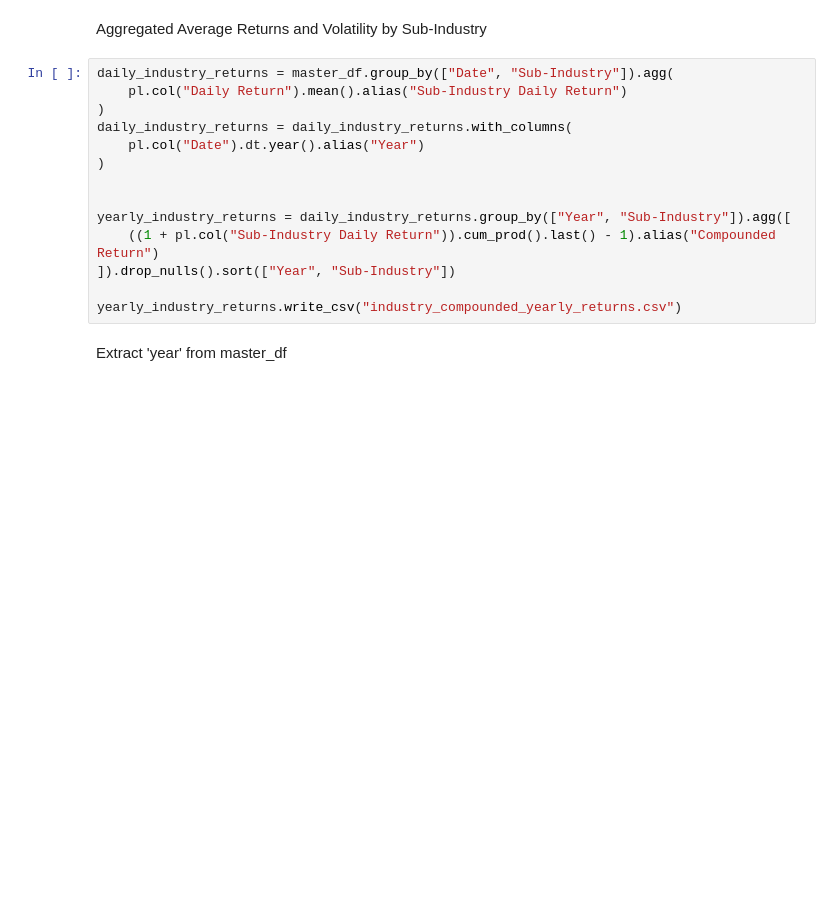
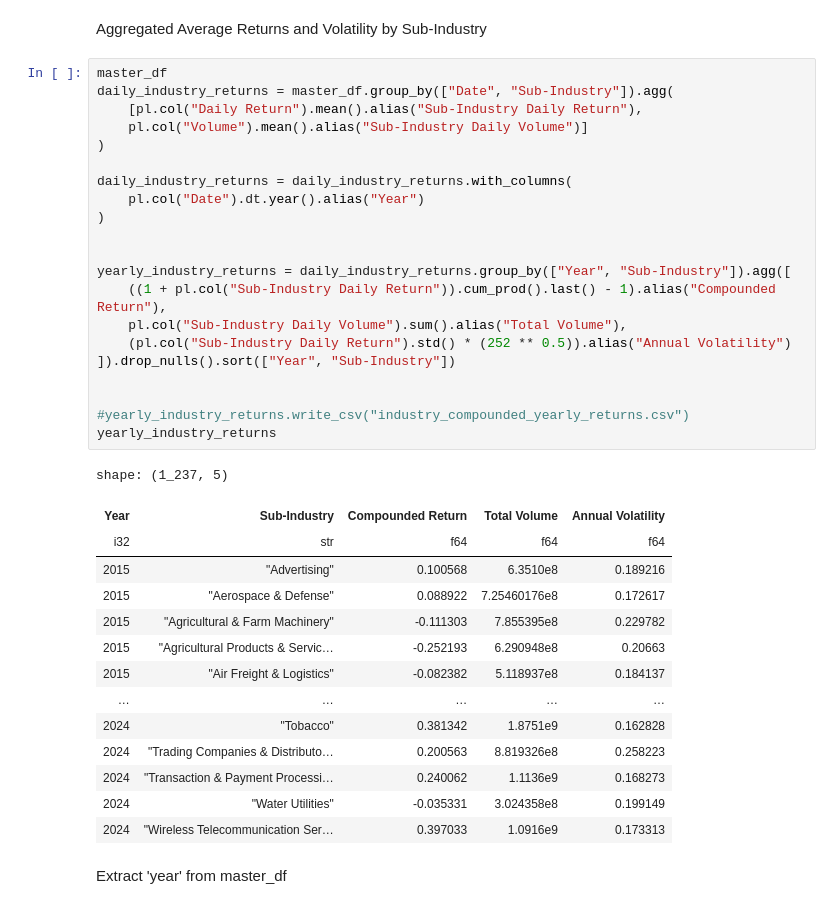
Before and after one commit to zes5612/ECON_412_Project, a Jupyter notebook: analysis.ipynb, the cells around one changed output. Cells and saved outputs as stored; diff of their text form; blank space fills up the shorter version.

```diff
--- a/analysis.ipynb
+++ b/analysis.ipynb
@@ -112,19 +112,41 @@ sector_summary.shape
 # %% [markdown]
 Aggregated Average Returns and Volatility by Sub-Industry
 # %%
+master_df
 daily_industry_returns = master_df.group_by(["Date", "Sub-Industry"]).agg(
-    pl.col("Daily Return").mean().alias("Sub-Industry Daily Return")
+    [pl.col("Daily Return").mean().alias("Sub-Industry Daily Return"),
+    pl.col("Volume").mean().alias("Sub-Industry Daily Volume")]
 )
+
 daily_industry_returns = daily_industry_returns.with_columns(
     pl.col("Date").dt.year().alias("Year")
 )
 
 
 yearly_industry_returns = daily_industry_returns.group_by(["Year", "Sub-Industry"]).agg([
-    ((1 + pl.col("Sub-Industry Daily Return")).cum_prod().last() - 1).alias("Compounded Return")
+    ((1 + pl.col("Sub-Industry Daily Return")).cum_prod().last() - 1).alias("Compounded Return"),
+    pl.col("Sub-Industry Daily Volume").sum().alias("Total Volume"),
+    (pl.col("Sub-Industry Daily Return").std() * (252 ** 0.5)).alias("Annual Volatility")
 ]).drop_nulls().sort(["Year", "Sub-Industry"])
 
-yearly_industry_returns.write_csv("industry_compounded_yearly_returns.csv")
+
+#yearly_industry_returns.write_csv("industry_compounded_yearly_returns.csv")
+yearly_industry_returns
+# %% [output]
+shape: (1_237, 5)
+| Year | Sub-Industry | Compounded Return | Total Volume | Annual Volatility |
+| i32 | str | f64 | f64 | f64 |
+| 2015 | "Advertising" | 0.100568 | 6.3510e8 | 0.189216 |
+| 2015 | "Aerospace & Defense" | 0.088922 | 7.25460176e8 | 0.172617 |
+| 2015 | "Agricultural & Farm Machinery" | -0.111303 | 7.855395e8 | 0.229782 |
+| 2015 | "Agricultural Products & Servic… | -0.252193 | 6.290948e8 | 0.20663 |
+| 2015 | "Air Freight & Logistics" | -0.082382 | 5.118937e8 | 0.184137 |
+| … | … | … | … | … |
+| 2024 | "Tobacco" | 0.381342 | 1.8751e9 | 0.162828 |
+| 2024 | "Trading Companies & Distributo… | 0.200563 | 8.819326e8 | 0.258223 |
+| 2024 | "Transaction & Payment Processi… | 0.240062 | 1.1136e9 | 0.168273 |
+| 2024 | "Water Utilities" | -0.035331 | 3.024358e8 | 0.199149 |
+| 2024 | "Wireless Telecommunication Ser… | 0.397033 | 1.0916e9 | 0.173313 |
 # %% [markdown]
 Extract 'year' from master_df
 # %%
```
Also changed, not shown: parts of 5 cells of this notebook, 4 other files.
